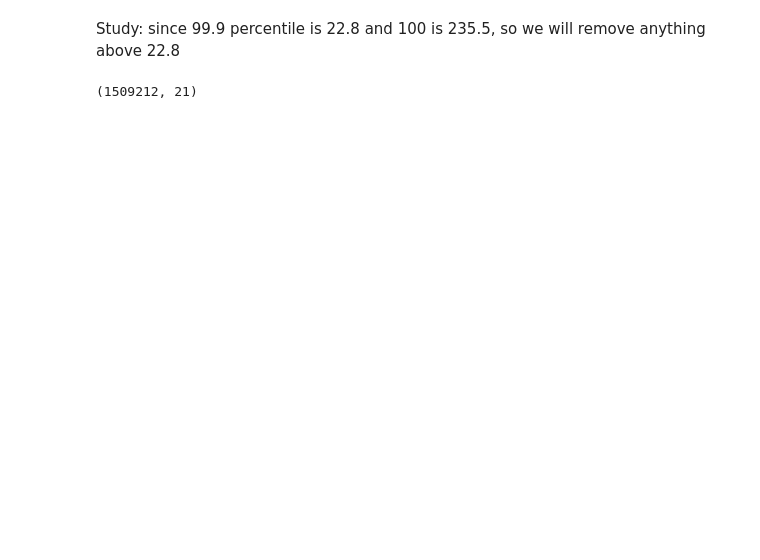
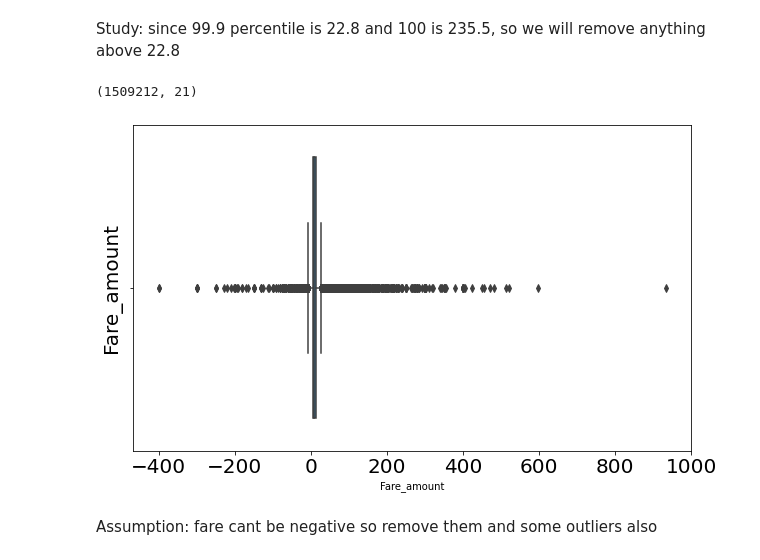
Before and after one commit to Rishabhjuneja/NYC-Taxi, a Jupyter notebook: exploartion_pyspark.ipynb, the cells around one changed output. Cells and saved outputs as stored; diff of their text form; code cells hidden in the pictures; blank space fills up the shorter version.

```diff
--- a/exploartion_pyspark.ipynb
+++ b/exploartion_pyspark.ipynb
@@ -229,0 +198,11 @@ print((data_tripdistance.count(), len(data_tripdistance.columns)))
+# %%
+# Plot Fare_amount to check outliers
+plt.figure(figsize = (10,6))
+sns.boxplot("Fare_amount", data = pandas_taxi_data, orient = "v")
+plt.tick_params(labelsize = 20)
+plt.ylabel("Fare_amount", fontsize = 20)
+plt.show()
+# %% [output]
+[figure, added]
+# %% [markdown]
+Assumption: fare cant be negative so remove them and some outliers also
```
Also changed, not shown: parts of 22 cells of this notebook.
